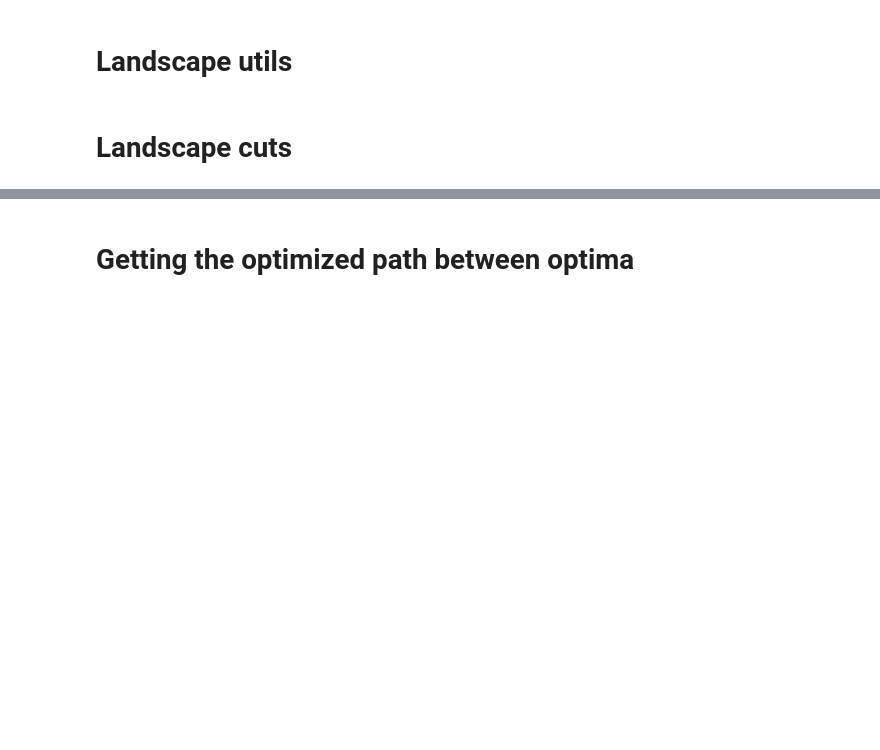
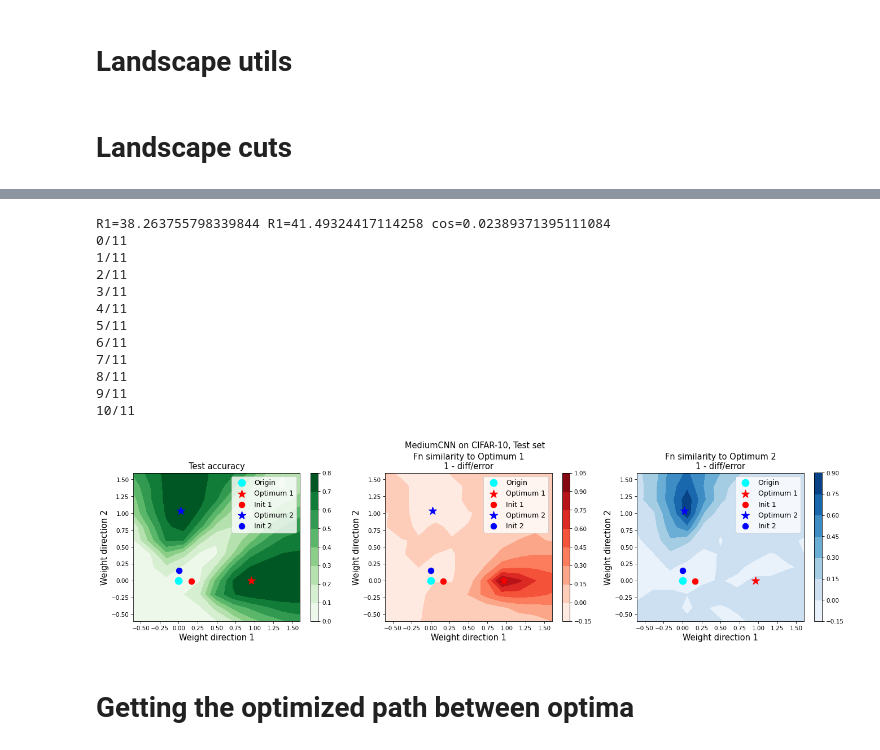
Before and after one commit to stanislavfort/ensemble-landscape-cuts, a Jupyter notebook: basic_loss_cuts_in_pytorch.ipynb, the cells around one changed output, grey strips where cells are left out. Cells and saved outputs as stored; diff of their text form; code cells hidden in the pictures; blank space fills up the shorter version.

Commit message:
encapsulating the loss landscape cut to a single function

```diff
--- a/basic_loss_cuts_in_pytorch.ipynb
+++ b/basic_loss_cuts_in_pytorch.ipynb
@@ -511,3 +499,25 @@ plt.show()
+# %%
+point1, point2 = make_landscape_cuts(
+    net1.state_dict(),
+    net2.state_dict(),
+    number_of_images = 256, # number of test images to evaluate on
+    x_steps = 11, # steps of the landscape cut exploration
+    y_steps = 12, # steps of the landscape cut exploration
+)
+# %% [output]
+R1=38.263755798339844 R1=41.49324417114258 cos=0.02389371395111084
+0/11
+1/11
+2/11
+3/11
+4/11
+5/11
+6/11
+7/11
+8/11
+9/11
+10/11
+[figure, added]
 # %% [markdown]
 # Getting the optimized path between optima
 # %%
```
Also changed, not shown: parts of 14 cells of this notebook.
